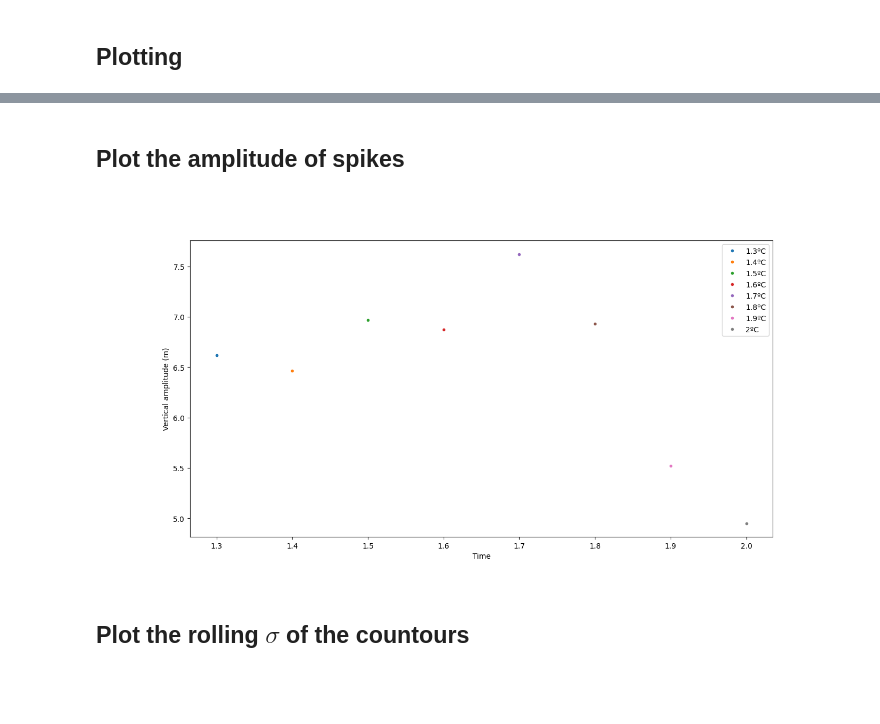
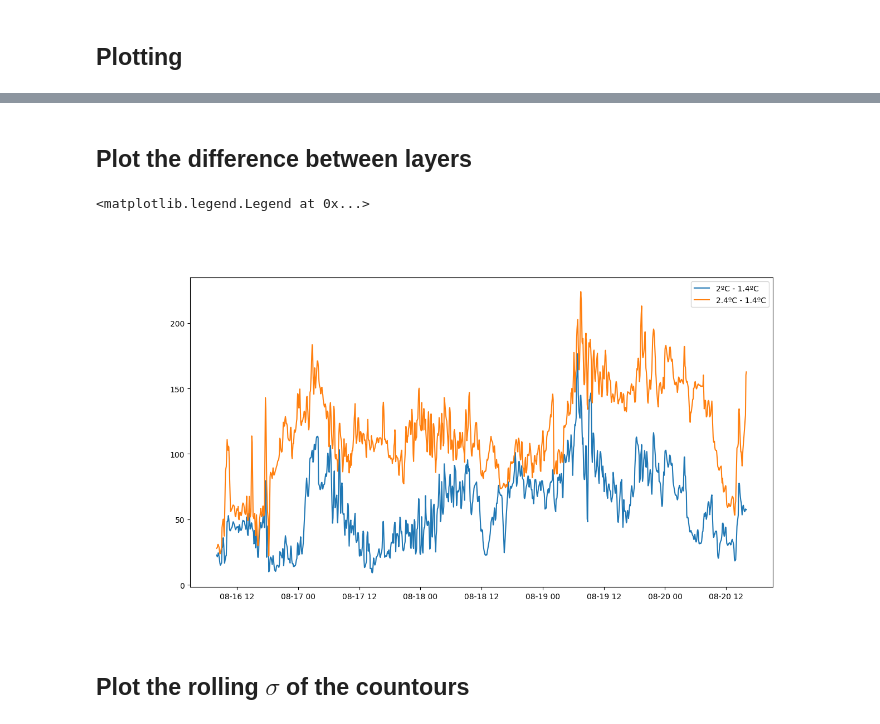
Before and after one commit to ericeberg3/UW_research, a Jupyter notebook: DTS_small_scale.ipynb, the cells around one changed output, grey strips where cells are left out. Saved outputs shown, nothing was run; the diff lists cells and outputs as text; code cells hidden in the pictures; blank space fills up the shorter version.

```diff
--- a/DTS_small_scale.ipynb
+++ b/DTS_small_scale.ipynb
@@ -175,18 +176,14 @@ plt.show()
-# %% [markdown]
-## Plot the amplitude of spikes
-# %%
-fig, ax = plt.subplots(figsize=(2.2*6.4,1.5*4.8))
-
-for i in range(len(contour_values)):
-    # plt.plot(plot_times_zoomed[sorted(peak_dists_ind[i])], np.abs(contours_filtered[i][sorted(peak_dists_ind[i])]), '-')
-    plt.plot(contour_values[i], np.mean(np.abs(contours_filtered[i][sorted(peak_dists_ind[i])])), '.')
-
-ax.set_xlabel("Time")
-ax.set_ylabel("Vertical amplitude (m)")
-plt.legend(contour_values_legend)
-plt.show()
-# %% [output]
-[figure, removed]
+# %% [markdown]
+## Plot the difference between layers
+# %%
+fig, ax = plt.subplots(figsize=(2.5*5.4,1.5*4.8))
+plt.plot(plot_times_zoomed, contour_points_arr[1] - contour_points_arr[0])
+plt.plot(plot_times_zoomed, contour_points_arr[2] - contour_points_arr[0])
+plt.legend([contour_values_legend[1] + ' - ' + contour_values_legend[0], contour_values_legend[2] + ' - ' + contour_values_legend[0]])
+plt.show()
+# %% [output]
+<matplotlib.legend.Legend at 0x...>
+[figure, added]
 # %% [markdown]
 ## Plot the rolling $\sigma$ of the countours
 # %%
```
Also changed, not shown: parts of 4 cells of this notebook.
